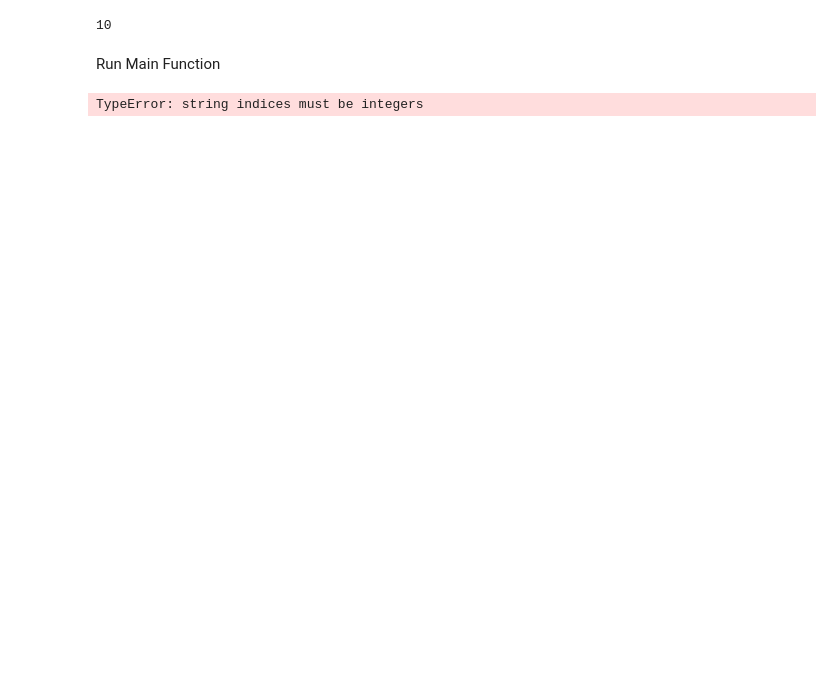
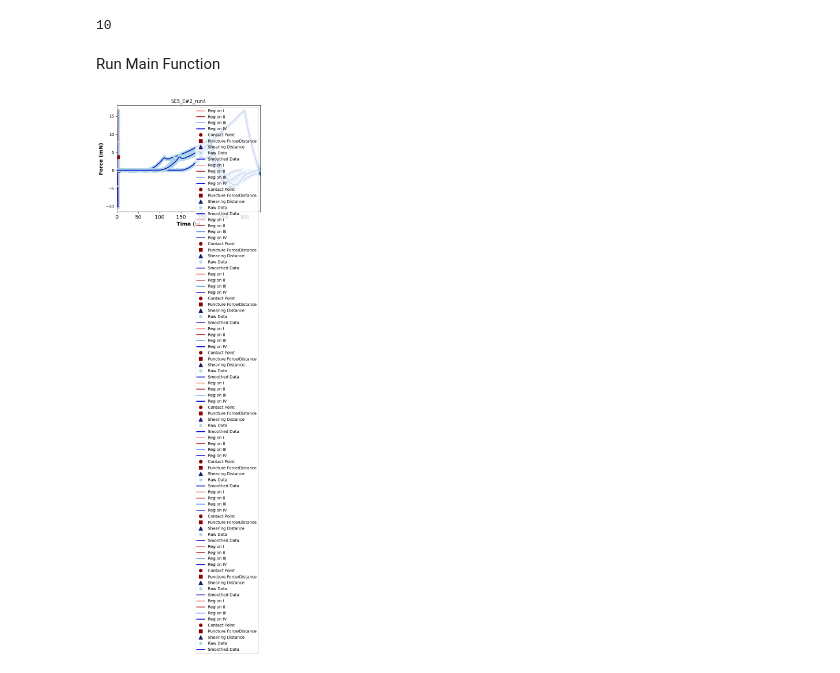
Before and after one commit to jenniferquigley/Crosby-Lab, a Jupyter notebook: jennifer/Indentation_Analysis.ipynb, the cells around one changed output. Cells and saved outputs as stored; diff of their text form; code cells hidden in the pictures; blank space fills up the shorter version.

```diff
--- a/jennifer/Indentation_Analysis.ipynb
+++ b/jennifer/Indentation_Analysis.ipynb
@@ -174,8 +171,8 @@ def data_assembly(sample_number, force, distance, time, names, smoothing_paramet
       peaks, _ = find_peaks(data, height=height, threshold=threshold, prominence=prominence, distance=distance, width=width)
       return peaks
 
-  truncated_force_filter = y_filter_list[start_index:]
-  truncated_force_raw = y[start_index:]
+  truncated_force_filter = y_filter_list[cf_raw_index:]
+  truncated_force_raw = y[cf_raw_index:]
   shift = len(y_filter_list) - len(truncated_force_filter)
   #peak_prominence = 0.05 #@param {type:"slider", min:0, max:3, step:0.05}
   peaks = peak_picking(truncated_force_filter, height=0, threshold=None, prominence=peak_prominence, distance=None, width=None)
@@ -365,18 +362,18 @@ def data_assembly(sample_number, force, distance, time, names, smoothing_paramet
 # %%
 sample_number = 2 # @param {type:"slider", min:0, max:30, step:1}
 smoothing_parameter = 3 #@param {type:"slider", min:0, max:10, step:1}
 peak_prominence = 0.05 #@param {type:"slider", min:0, max:3, step:0.05}
 
 force = data['Force']
 distance = data['Distance']
 time = data['Time']
 names = data['Name']
 
-for n  in range(len((names))):
+for n in range(len(names)):
   parameters = data_assembly(n+1, force, distance, time, names, smoothing_parameter, peak_prominence)
 # [fc, d, d0, kprimeE, rs_kprime, me, rs_e, ms, rs_s, mp, rs_p]
 # %% [output]
-TypeError: string indices must be integers
+[figure, added]
 # %%
 df = pd.DataFrame({'Sample Name': samplename_data, 'Puncture Force': fc_data, 'Distance at Puncture': d_data, 'kE': kprimeE_data})
 print(df)
```
Also changed, not shown: parts of 3 cells of this notebook, 2 other files.
